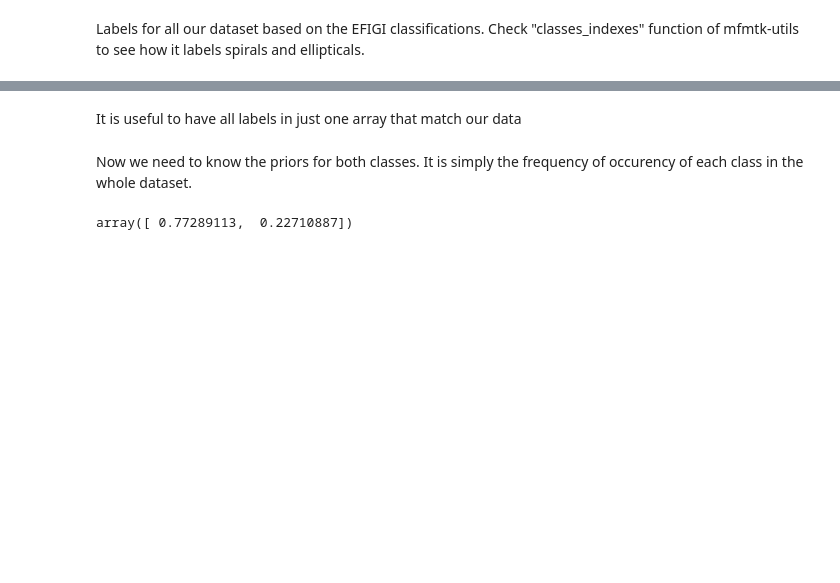
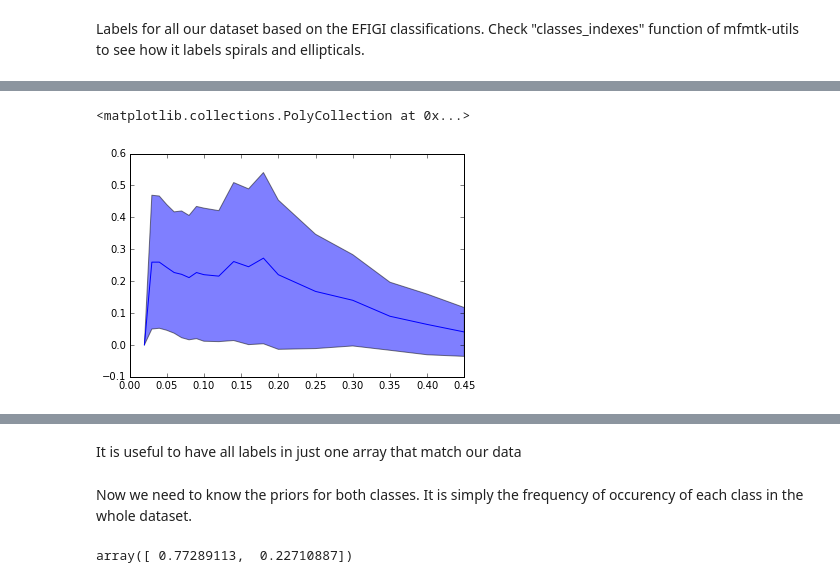
Before and after one commit to astroferreira/mfmtk-utils, a Jupyter notebook: notebooks/FERENGI Data Reduction.ipynb, the cells around one changed output, grey strips where cells are left out. Drawn from its saved outputs; the diff is of its cells as text; code cells hidden in the pictures; blank space fills up the shorter version.

```diff
--- a/notebooks/FERENGI Data Reduction.ipynb
+++ b/notebooks/FERENGI Data Reduction.ipynb
@@ -677,0 +790,7 @@ ellipticals #:  945
+# %%
+f, ax = plt.subplots(1, 1)
+ax.plot(np.array(redshifts).astype(float), fit[0].T[:19], '-', color='blue')
+ax.fill_between(np.array(redshifts).astype(float), fit[0].T[:19] - fit[1].T[:19], fit[0].T[:19] + fit[1].T[:19], alpha=0.5)
+# %% [output]
+<matplotlib.collections.PolyCollection at 0x...>
+[figure, added]
```
Also changed, not shown: parts of 33 cells of this notebook, 3 other files.
